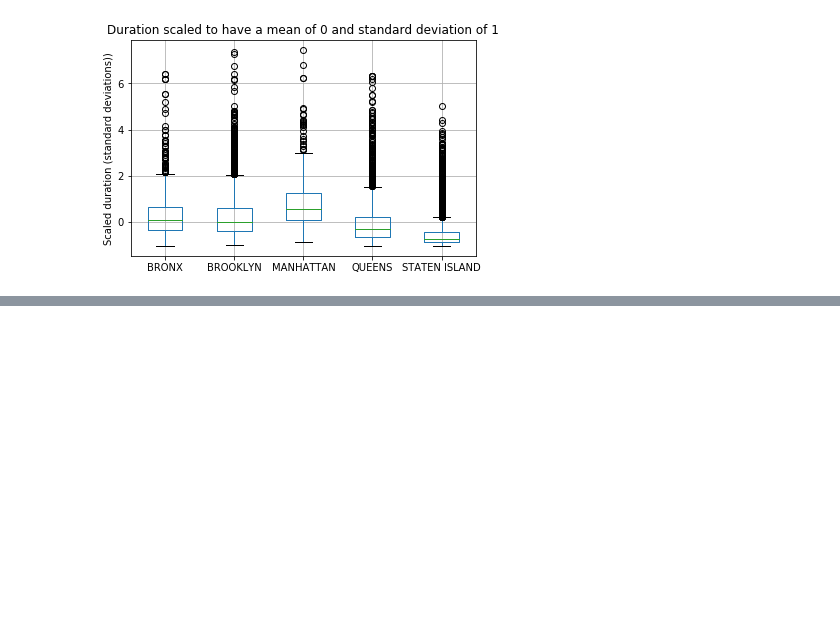
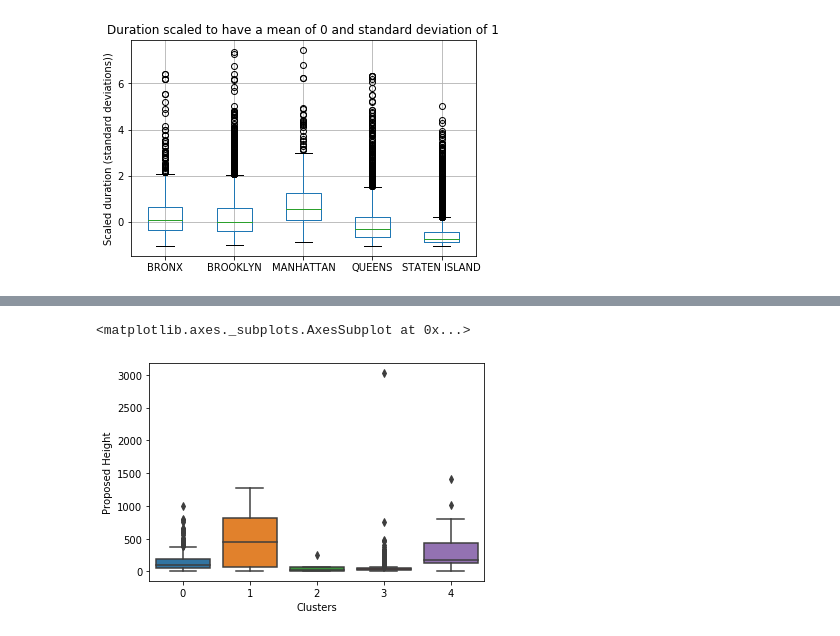
Before and after one commit to anoushavan/Capstone_1, a Jupyter notebook: code/Capstone_1_ML_analysis.ipynb, the cells around one changed output, grey strips where cells are left out. Drawn from its saved outputs; the diff is of its cells as text; code cells hidden in the pictures; blank space fills up the shorter version.

```diff
--- a/code/Capstone_1_ML_analysis.ipynb
+++ b/code/Capstone_1_ML_analysis.ipynb
@@ -146,0 +193,2 @@ plt.title('Duration scaled to have a mean of 0 and standard deviation of 1');
+# %%
+kmeans = KMeans(n_clusters=5)
@@ -146,0 +217,4 @@ plt.title('Duration scaled to have a mean of 0 and standard deviation of 1');
+# %%
+X = klass[['Proposed No. Of Stories','Proposed Zoning Sqft']]
+# %%
+clusters = kmeans.fit_predict(X)
@@ -146,0 +234,2 @@ plt.title('Duration scaled to have a mean of 0 and standard deviation of 1');
+# %%
+klass['Clusters'] = clusters
@@ -146,0 +251,5 @@ plt.title('Duration scaled to have a mean of 0 and standard deviation of 1');
+# %%
+sns.boxplot(data=klass, x='Clusters', y='Proposed Height')
+# %% [output]
+<matplotlib.axes._subplots.AxesSubplot at 0x...>
+[figure, added]
```
Also changed, not shown: parts of 23 cells of this notebook, 1 other file.
